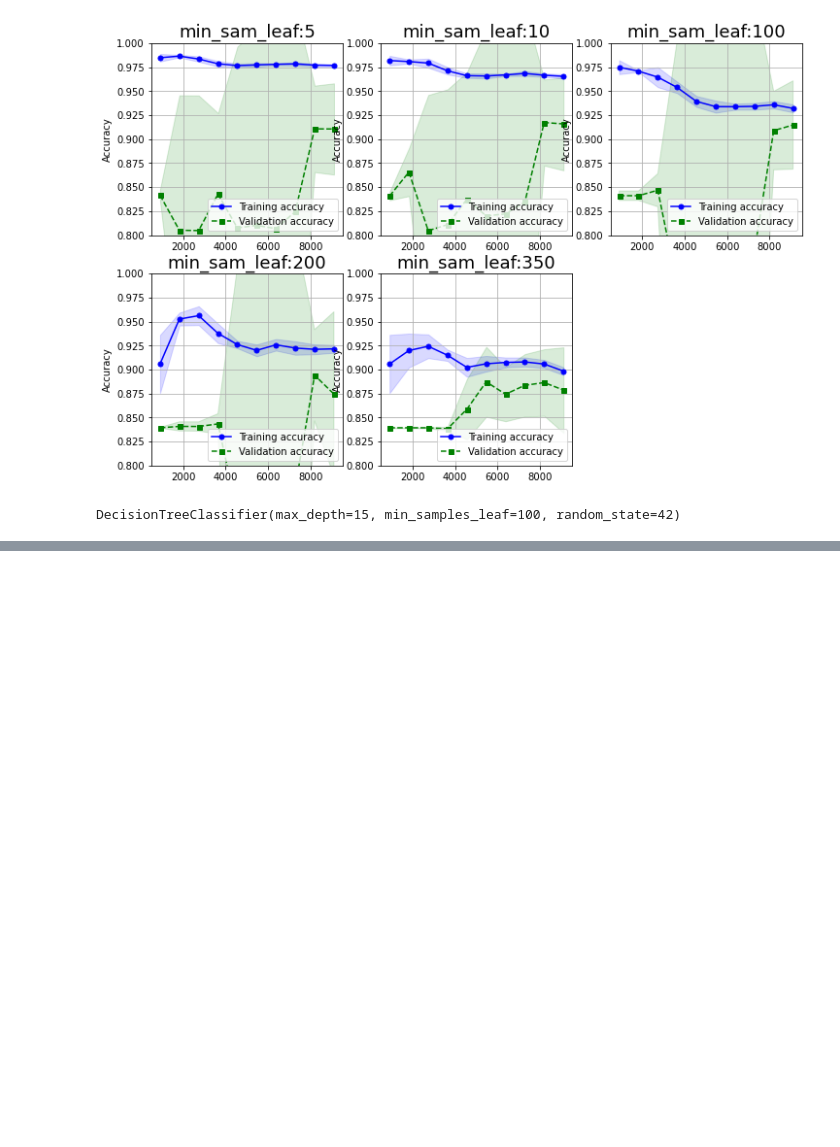
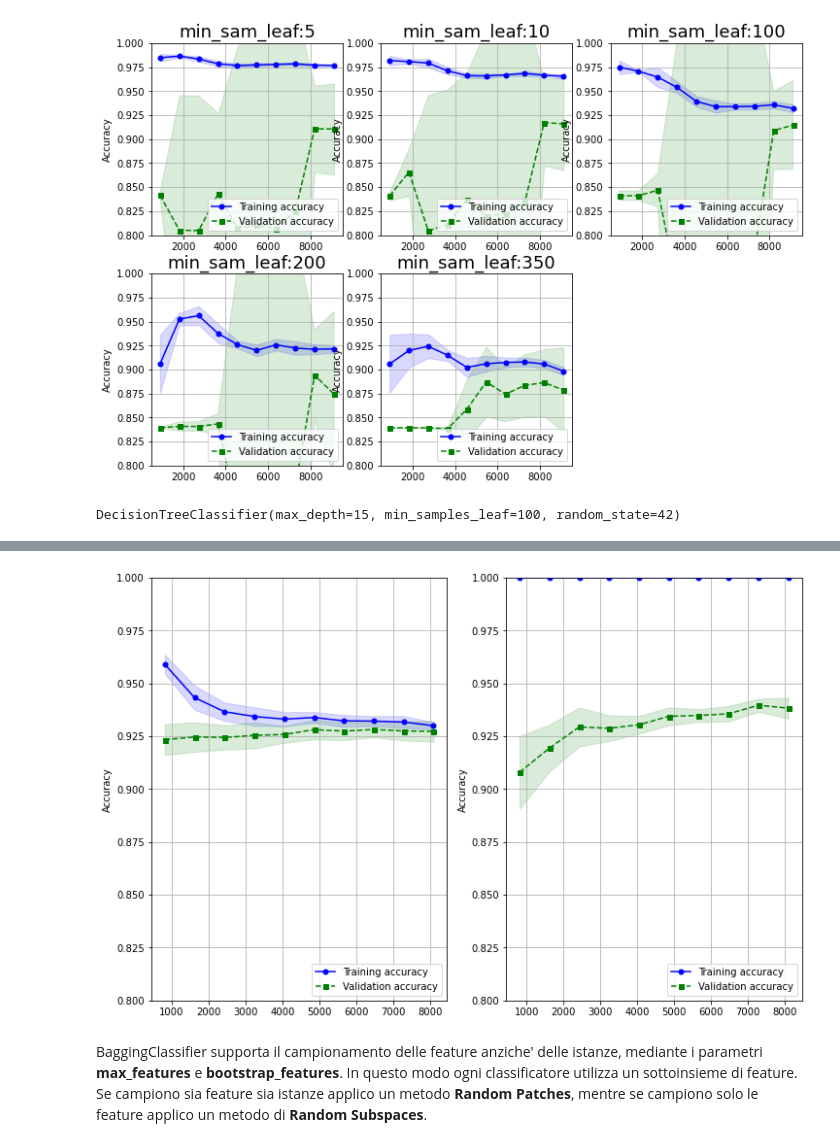
Before and after one commit to matzigno/CSML21, a Jupyter notebook: SVM-DecTree-Ensemble.ipynb, the cells around one changed output, grey strips where cells are left out. Cells and saved outputs as stored; diff of their text form; code cells hidden in the pictures; blank space fills up the shorter version.

```diff
--- a/SVM-DecTree-Ensemble.ipynb
+++ b/SVM-DecTree-Ensemble.ipynb
@@ -660,0 +812,27 @@ export_graphviz(
+# %%
+fig= plt.figure(figsize=(12, 8))
+for i in range(2):
+    ax = fig.add_subplot(121+i)
+    ax.plot(train_sizes[i], train_means[i],
+         color='blue', marker='o',
+         markersize=5, label='Training accuracy')
+    ax.fill_between(train_sizes[i],
+                 train_means[i] + train_stds[i],
+                 train_means[i] - train_stds[i],
+                 alpha=0.15, color='blue')
+    ax.plot(train_sizes[i], test_means[i],
+         color='green', linestyle='--',
+         marker='s', markersize=5,
+         label='Validation accuracy')
+    ax.fill_between(train_sizes[i],
+                 test_means[i] + test_stds[i],
+                 test_means[i] - test_stds[i],
+                 alpha=0.15, color='green')
+    ax.grid()
+    ax.set_ylim((0.8,1))
+    ax.set_ylabel('Accuracy')
+    ax.legend(loc='lower right')
+# %% [output]
+[figure, added]
+# %% [markdown]
+BaggingClassifier supporta il campionamento delle feature anziche' delle istanze, mediante i parametri **max_features** e **bootstrap_features**. In questo modo ogni classificatore utilizza un sottoinsieme di feature. Se campiono sia feature sia istanze applico un metodo **Random Patches**, mentre se campiono solo le feature applico un metodo di **Random Subspaces**.
```
Also changed, not shown: parts of 90 cells of this notebook, 7 other files.
